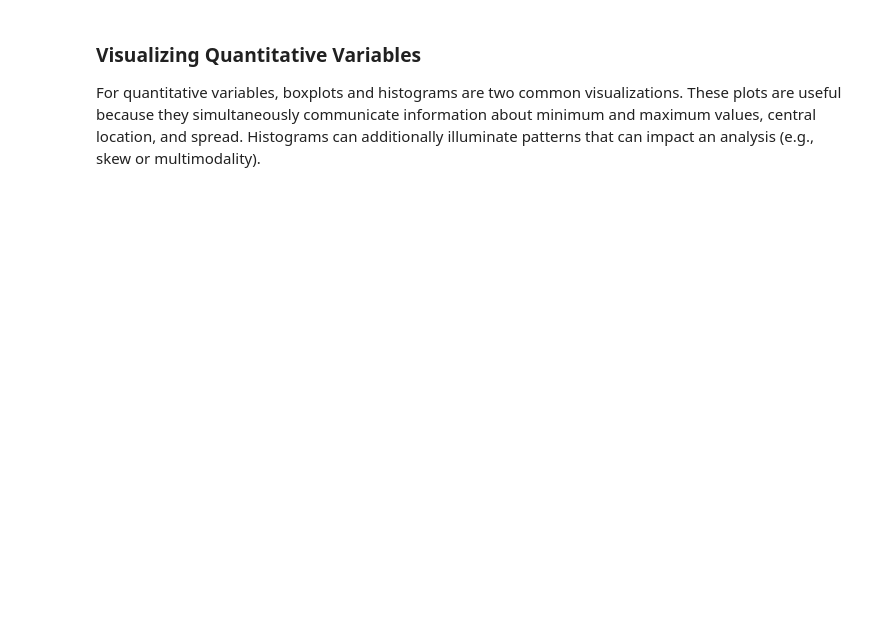
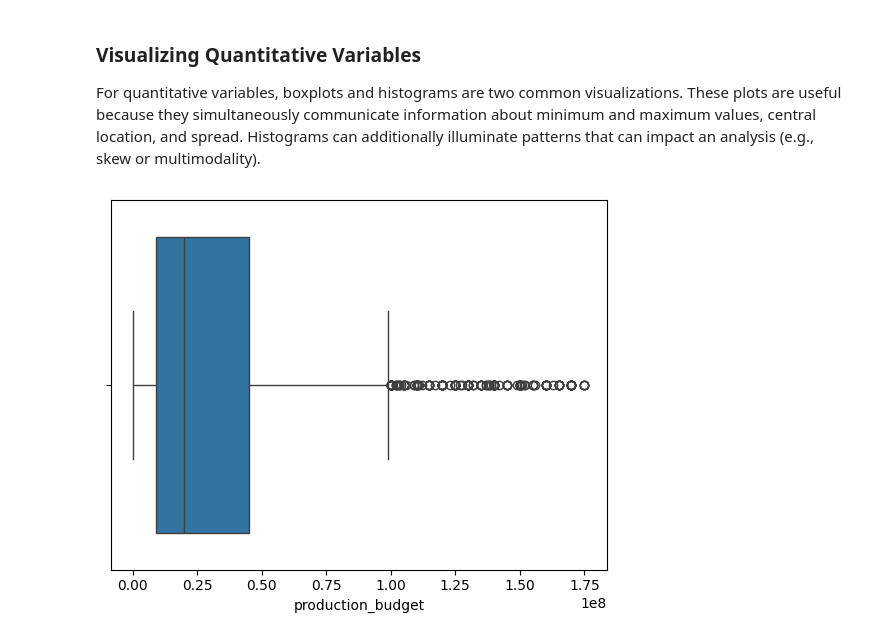
Before and after one commit to eftekin/data-science-adventures, a Jupyter notebook: Codecademy/Exploratory Data Analysis (EDA)/data_summaries.ipynb, the cells around one changed output. Cells and saved outputs as stored; diff of their text form; code cells hidden in the pictures; blank space fills up the shorter version.

```diff
--- a/Codecademy/Exploratory Data Analysis (EDA)/data_summaries.ipynb
+++ b/Codecademy/Exploratory Data Analysis (EDA)/data_summaries.ipynb
@@ -67,0 +109,6 @@ For quantitative variables, boxplots and histograms are two common visualization
+# %%
+sns.boxplot(x="production_budget", data=movies)
+plt.show()
+plt.close()
+# %% [output]
+[figure, added]
```
Also changed, not shown: parts of 12 cells of this notebook.
